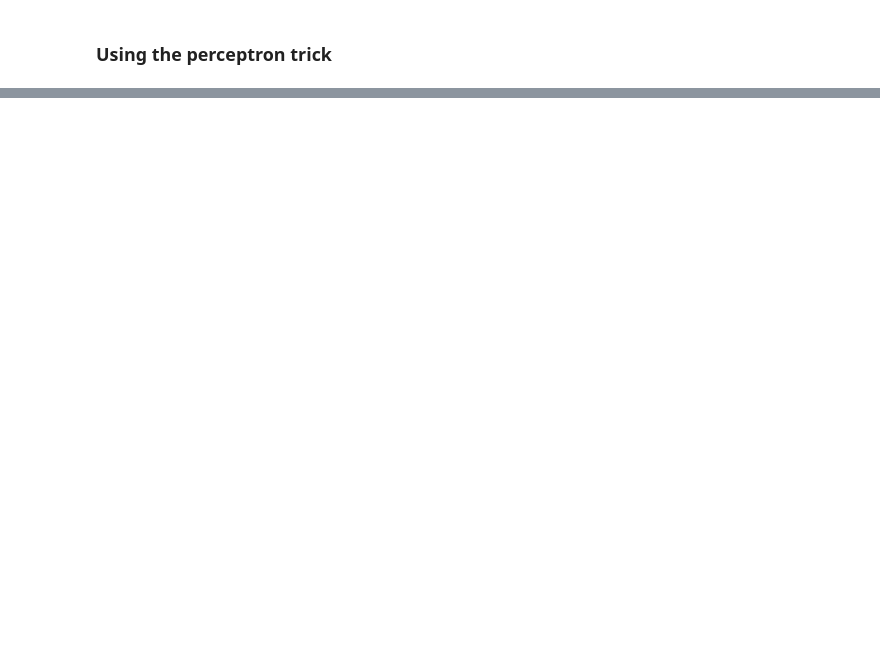
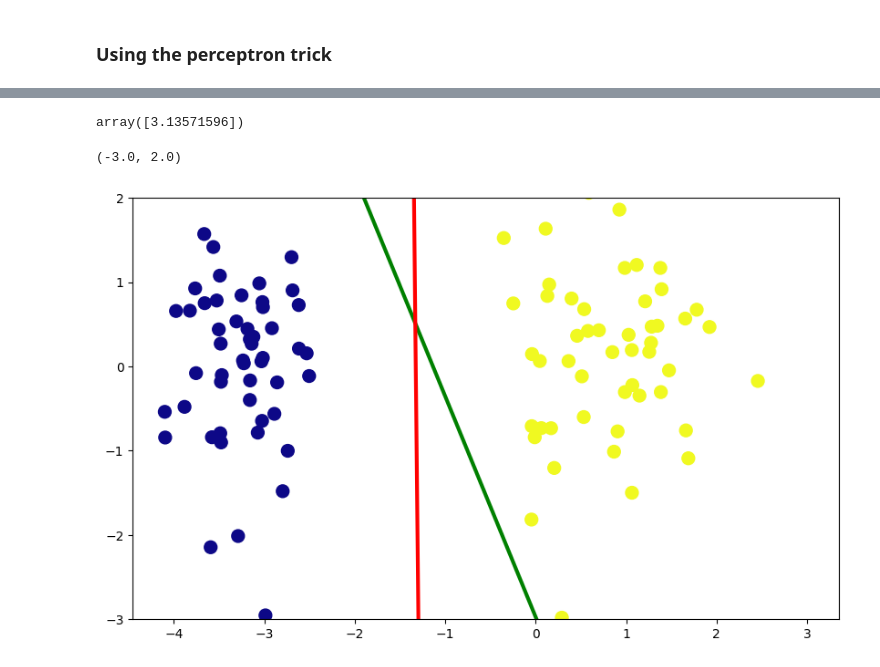
Before and after one commit to Rahul5021/Algorithms, a Jupyter notebook: LogisticRegression/LogisticRegression.ipynb, the cells around one changed output, grey strips where cells are left out. Drawn from its saved outputs; the diff is of its cells as text; code cells hidden in the pictures; blank space fills up the shorter version.

```diff
--- a/LogisticRegression/LogisticRegression.ipynb
+++ b/LogisticRegression/LogisticRegression.ipynb
@@ -74,0 +79,2 @@ plt.ylim(-3,2)
+# %%
+lg = LogisticRegression()
@@ -74,0 +89,19 @@ plt.ylim(-3,2)
+# %%
+lg.intercept_
+# %% [output]
+array([3.13571596])
+# %%
+m = -(lg.coef_[0][0]/lg.coef_[0][1])
+c = -(lg.intercept_/lg.coef_[0][1])
+# %%
+x_input1 = np.linspace(-3, 3, 100)
+y_input1 = m * x_input1 + c
+# %%
+plt.figure(figsize=(10,6))
+plt.plot(x_input,y_input,color='green',linewidth=3)
+plt.plot(x_input1,y_input1,color='red',linewidth=3)
+plt.scatter(X[:,0],X[:,1],c=y,cmap='plasma',s=100)
+plt.ylim(-3,2)
+# %% [output]
+(-3.0, 2.0)
+[figure, added]
```
Also changed, not shown: parts of 9 cells of this notebook.
